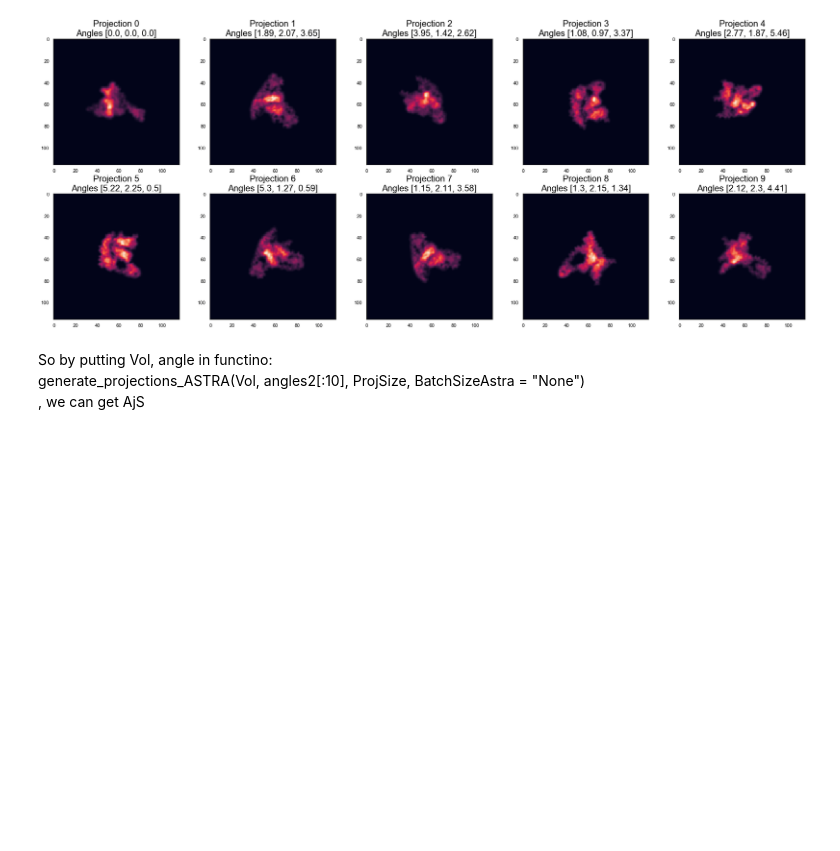
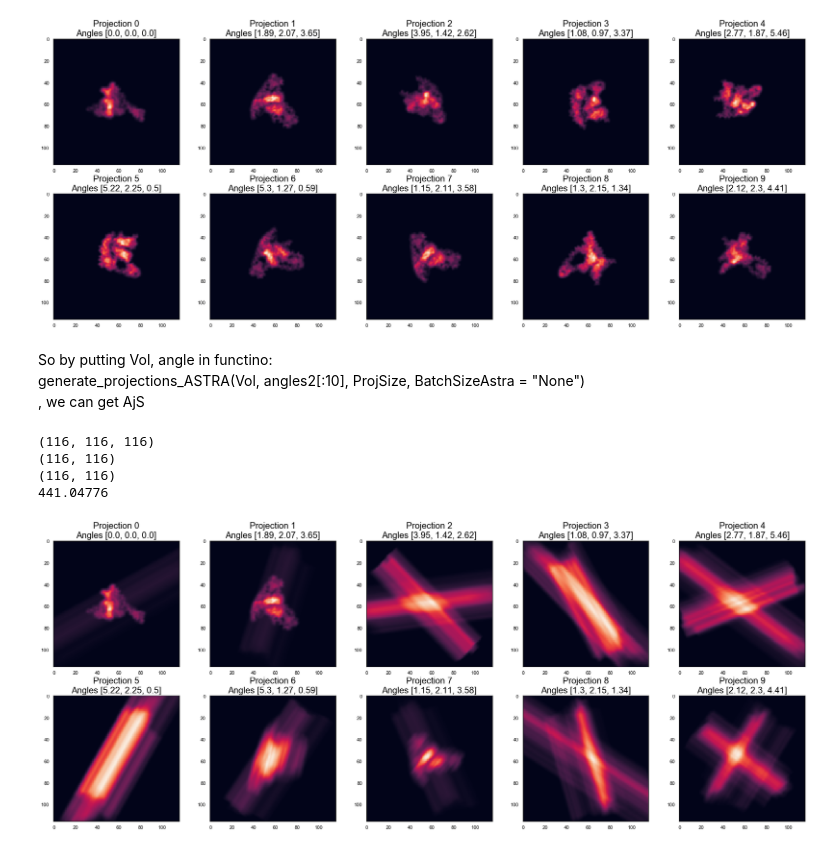
Before and after one commit to lewis841214/PCA_recon, a Jupyter notebook: Projection_Operation.ipynb, the cells around one changed output. Cells and saved outputs as stored; diff of their text form; code cells hidden in the pictures; blank space fills up the shorter version.

Commit message:
add BP function in projections.py

```diff
--- a/Projection_Operation.ipynb
+++ b/Projection_Operation.ipynb
@@ -64,3 +65,21 @@ plot_projections(Projections[pids], [f'Projection {pid}\nAngles {list(map(lambda
 So by putting Vol, angle in functino: <br>
 generate_projections_ASTRA(Vol, angles2[:10], ProjSize, BatchSizeAstra = "None") <br>
 , we can get AjS
+# %%
+BP_data = back_projections_ASTRA(Projections[:2], angles2[:2], ProjSize, BatchSizeAstra = "None")
+# %%
+print(BP_data.shape)
+print(BP_data[0].shape)
+print(Projections[0].shape)
+print(np.sum(BP_data[0] - Projections[0]))
+# %% [output]
+(116, 116, 116)
+(116, 116)
+(116, 116)
+441.04776
+# %%
+CheckProjections = generate_projections_ASTRA(BP_data, angles2[:10], ProjSize, BatchSizeAstra = "None")
+pids = range(10)
+plot_projections(CheckProjections[pids], [f'Projection {pid}\nAngles {list(map(lambda x: round(x,2) , angles2[pid]))}' for pid in pids], nrows=2, ncols=5)
+# %% [output]
+[figure, added]
```
Also changed, not shown: parts of 1 cell of this notebook, 4 other files.
